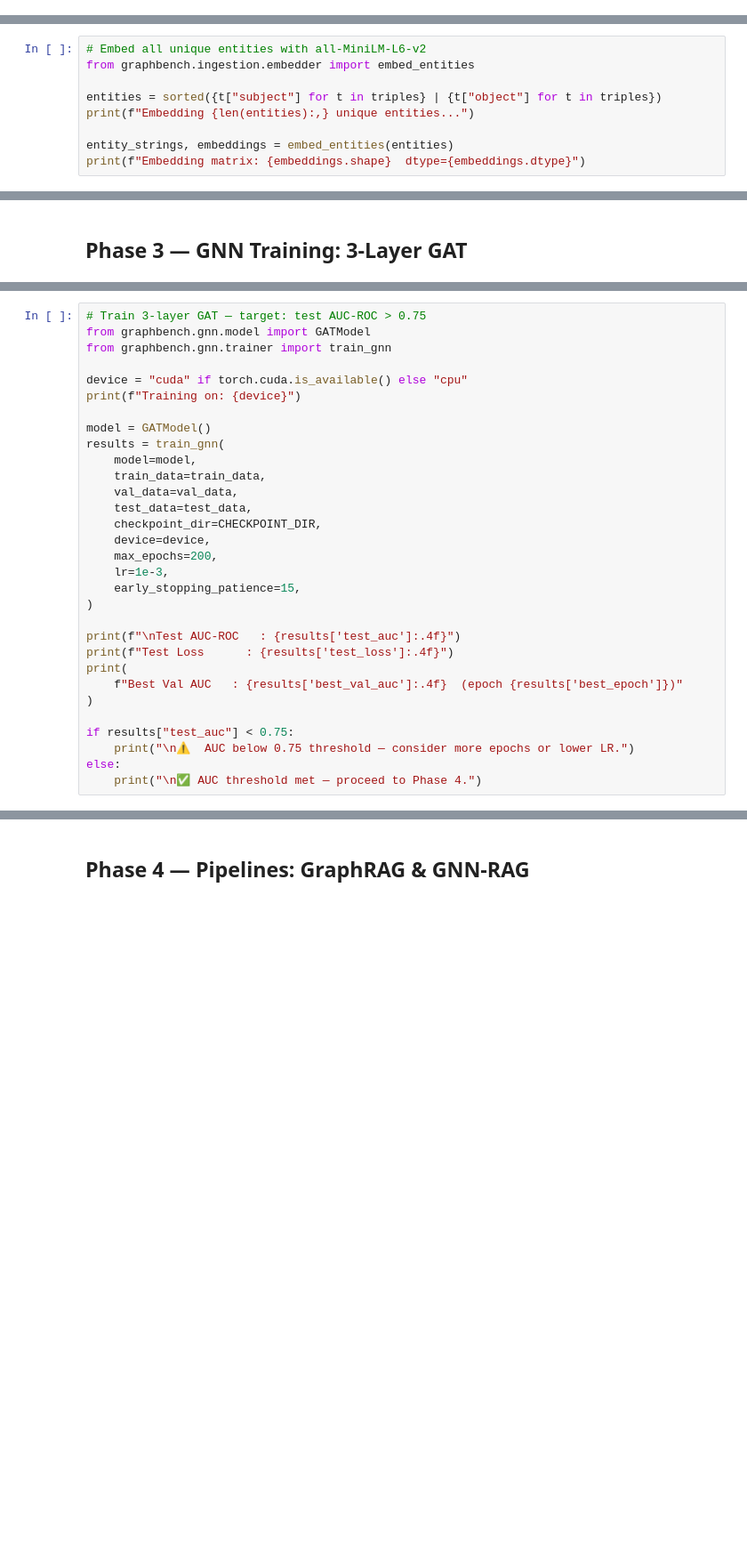
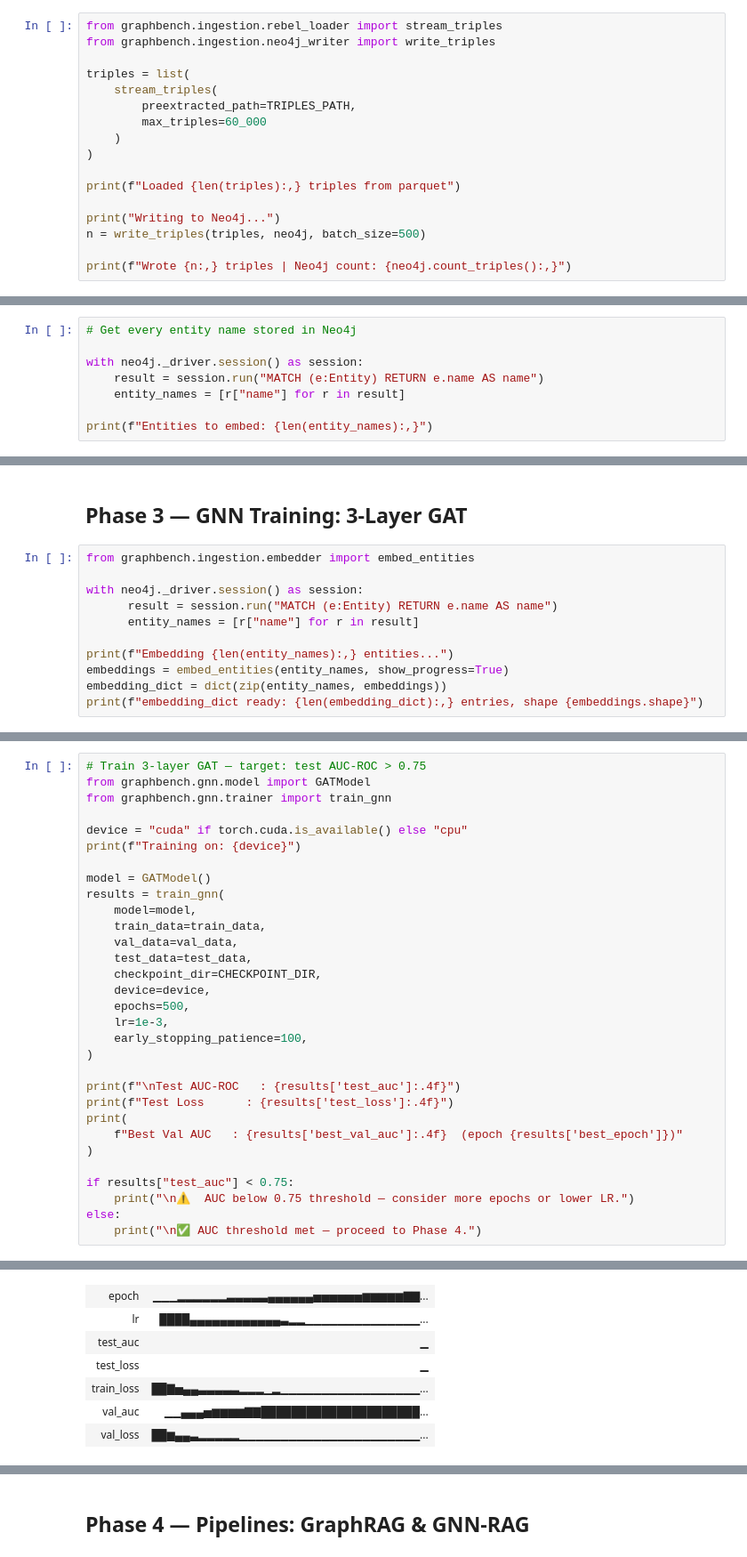
Before and after one commit to Rohanjain2312/graphbench, a Jupyter notebook: notebooks/graphbench_main.ipynb, the cells around one changed output, grey strips where cells are left out. Shown at 89% size. Cells and saved outputs as stored; diff of their text form; blank space fills up the shorter version.

```diff
--- a/notebooks/graphbench_main.ipynb
+++ b/notebooks/graphbench_main.ipynb
@@ -112,0 +231,17 @@ print(f"Neo4j triple count: {neo4j.count_triples():,}")
+# %%
+from graphbench.ingestion.rebel_loader import stream_triples
+from graphbench.ingestion.neo4j_writer import write_triples
+
+triples = list(
+    stream_triples(
+        preextracted_path=TRIPLES_PATH,
+        max_triples=60_000
+    )
+)
+
+print(f"Loaded {len(triples):,} triples from parquet")
+
+print("Writing to Neo4j...")
+n = write_triples(triples, neo4j, batch_size=500)
+
+print(f"Wrote {n:,} triples | Neo4j count: {neo4j.count_triples():,}")
@@ -113,9 +252,8 @@ print(f"Neo4j triple count: {neo4j.count_triples():,}")
 # %%
-# Embed all unique entities with all-MiniLM-L6-v2
-from graphbench.ingestion.embedder import embed_entities
+# Get every entity name stored in Neo4j
 
-entities = sorted({t["subject"] for t in triples} | {t["object"] for t in triples})
-print(f"Embedding {len(entities):,} unique entities...")
+with neo4j._driver.session() as session:
+    result = session.run("MATCH (e:Entity) RETURN e.name AS name")
+    entity_names = [r["name"] for r in result]
 
-entity_strings, embeddings = embed_entities(entities)
-print(f"Embedding matrix: {embeddings.shape}  dtype={embeddings.dtype}")
+print(f"Entities to embed: {len(entity_names):,}")
@@ -144,2 +338,13 @@ print(f'Top-5 neighbours of "{entity_strings[0]}": {[r[0] for r in results]}')
 # %% [markdown]
 ## Phase 3 — GNN Training: 3-Layer GAT
+# %%
+from graphbench.ingestion.embedder import embed_entities
+
+with neo4j._driver.session() as session:
+      result = session.run("MATCH (e:Entity) RETURN e.name AS name")
+      entity_names = [r["name"] for r in result]
+
+print(f"Embedding {len(entity_names):,} entities...")
+embeddings = embed_entities(entity_names, show_progress=True)
+embedding_dict = dict(zip(entity_names, embeddings))
+print(f"embedding_dict ready: {len(embedding_dict):,} entries, shape {embeddings.shape}")
@@ -175,9 +389,9 @@ results = train_gnn(
     test_data=test_data,
     checkpoint_dir=CHECKPOINT_DIR,
     device=device,
-    max_epochs=200,
+    epochs=500,
     lr=1e-3,
-    early_stopping_patience=15,
+    early_stopping_patience=100,
 )
 
 print(f"\nTest AUC-ROC   : {results['test_auc']:.4f}")
@@ -190,3 +404,4 @@ if results["test_auc"] < 0.75:
     print("\n⚠️  AUC below 0.75 threshold — consider more epochs or lower LR.")
 else:
     print("\n✅ AUC threshold met — proceed to Phase 4.")
+# %% [output]
@@ -192,0 +415,7 @@ else:
+| epoch | ▁▁▁▂▂▂▂▂▂▃▃▃▃▃▄▄▄▄▄▄▅▅▅▅▅▅▆▆▆▆▆▇▇... |
+| lr | ████▄▄▄▄▄▄▄▄▄▄▄▄▃▂▂▁▁▁▁▁▁▁▁▁▁▁▁▁▁... |
+| test_auc | ▁ |
+| test_loss | ▁ |
+| train_loss | ██▇▅▄▄▃▃▃▃▃▂▂▂▁▂▁▁▁▁▁▁▁▁▁▁▁▁▁▁▁▁▁... |
+| val_auc | ▁▁▄▄▄▅▆▆▆▆▇▇█████████████████████... |
+| val_loss | ██▆▄▄▃▂▂▂▂▂▁▁▁▁▁▁▁▁▁▁▁▁▁▁▁▁▁▁▁▁▁▁... |
```
Also changed, not shown: parts of 41 cells of this notebook, 4 other files.
